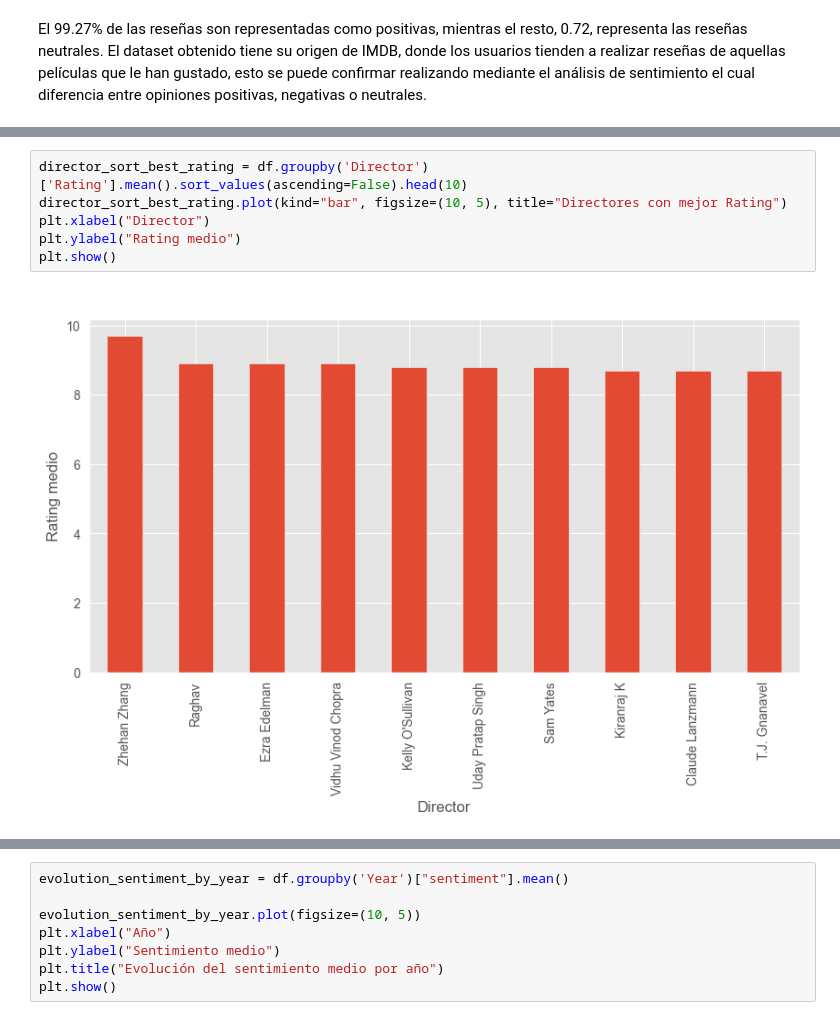
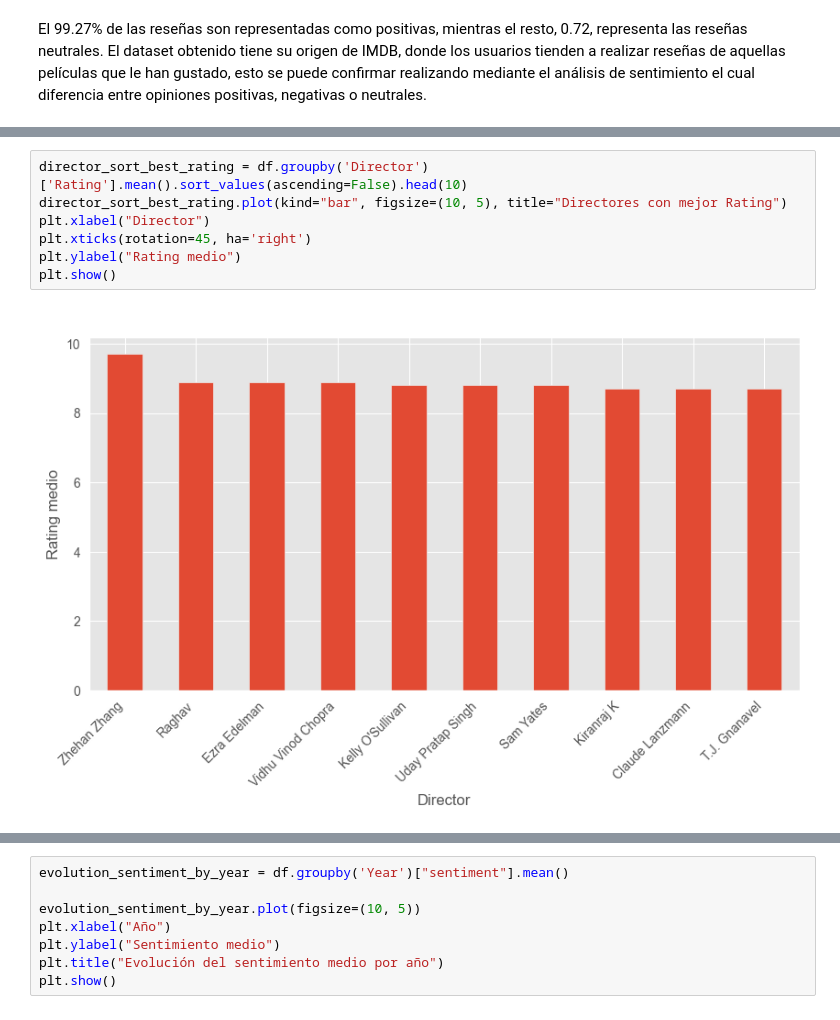
Before and after one commit to jfernandlg/TFG-analisis_dataset, a Jupyter notebook: main/notebooks/02_sentiment_analyzer.ipynb, the cells around one changed output, grey strips where cells are left out. Cells and saved outputs as stored; diff of their text form.

```diff
--- a/main/notebooks/02_sentiment_analyzer.ipynb
+++ b/main/notebooks/02_sentiment_analyzer.ipynb
@@ -99,8 +113,9 @@ Name: count, Length: 4272, dtype: int64
 # %%
 director_sort_best_rating = df.groupby('Director')['Rating'].mean().sort_values(ascending=False).head(10)
 director_sort_best_rating.plot(kind="bar", figsize=(10, 5), title="Directores con mejor Rating")
 plt.xlabel("Director")
+plt.xticks(rotation=45, ha='right')
 plt.ylabel("Rating medio")
 plt.show()
 # %% [output]
-[figure, old version]
+[figure, new version]
```
Also changed, not shown: parts of 25 cells of this notebook.
